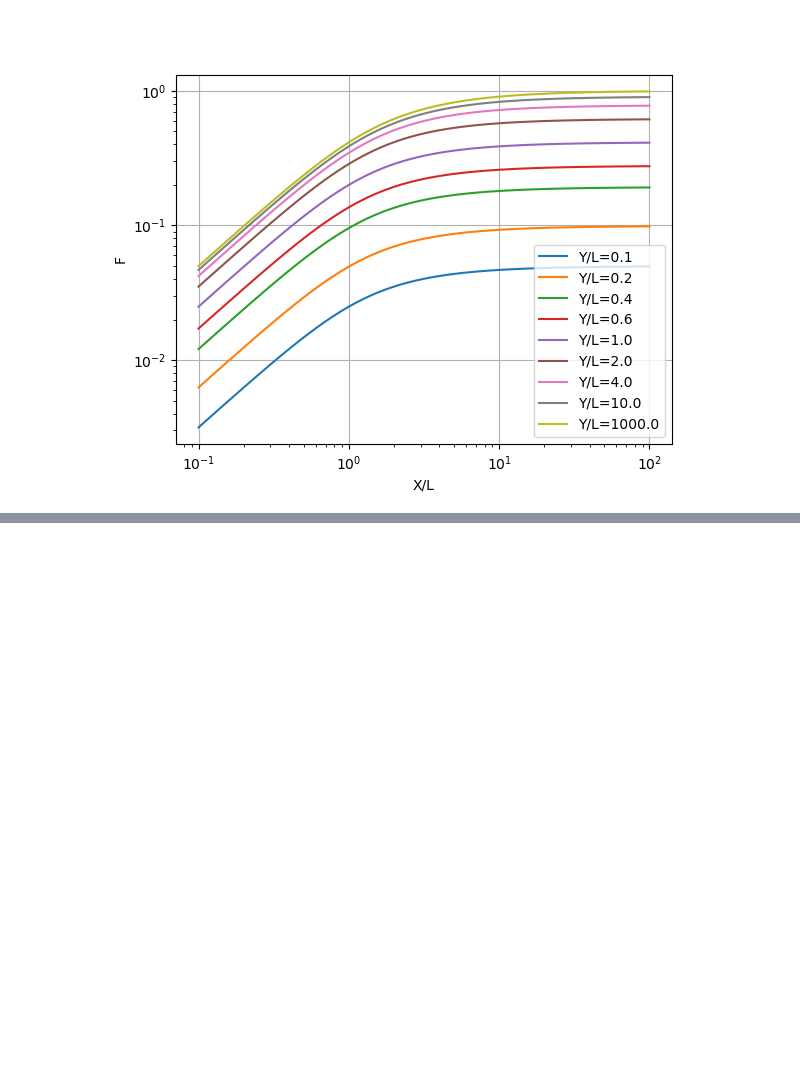
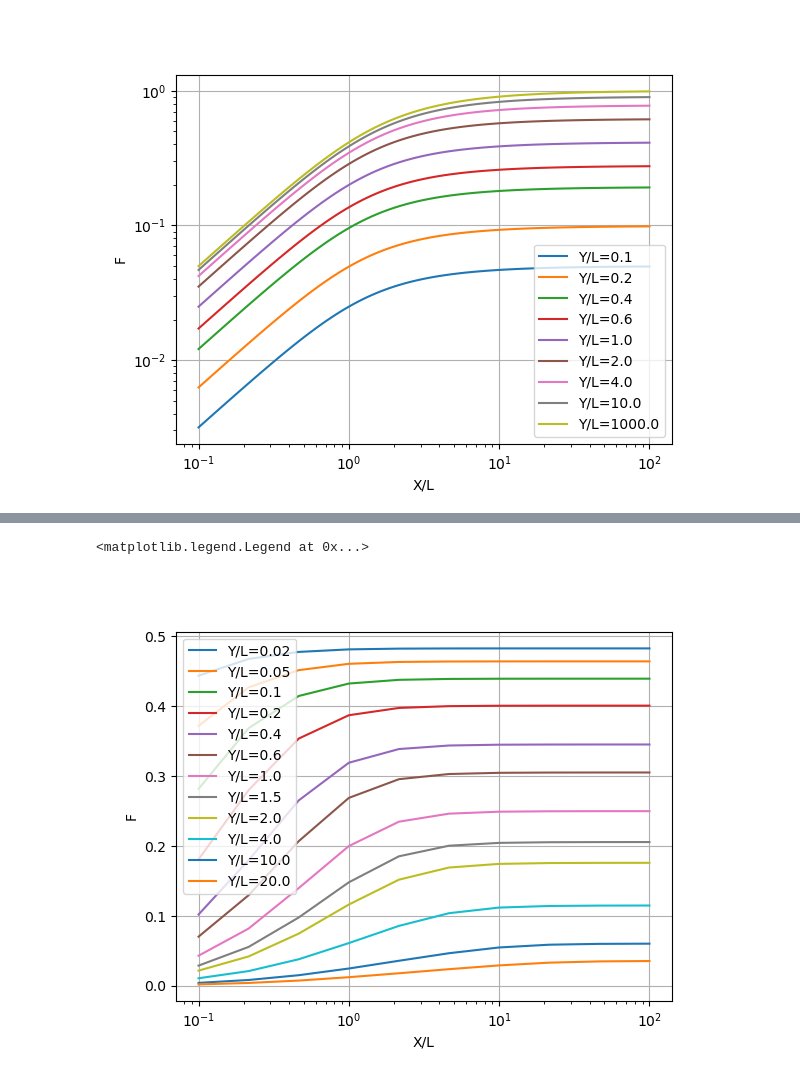
Before and after one commit to nbachand/graphBEM, a Jupyter notebook: testViewFactor.ipynb, the cells around one changed output, grey strips where cells are left out. Cells and saved outputs as stored; diff of their text form; code cells hidden in the pictures; blank space fills up the shorter version.

```diff
--- a/testViewFactor.ipynb
+++ b/testViewFactor.ipynb
@@ -12,7 +15,7 @@ Y = np.array([0.1, 0.2, 0.4, 0.6, 1, 2, 4, 10, 1000])
 L = 1
 plt.figure()
 for y in Y:
-    F = abs.getVFAlignedRectangles(X, y, L)
+    F = rad.getVFAlignedRectangles(X, y, L)
     plt.loglog(X/L, F, label=f"Y/L={y/L}")
 plt.grid(True)
 plt.xlabel("X/L")
@@ -23,0 +29,16 @@ plt.legend()
+# %%
+Z = np.logspace(-1, 2, 10)
+Y = np.array([0.02, .05, .1, .2, .4, .6, 1, 1.5, 2, 4, 10, 20])
+X = 1
+plt.figure()
+for y in Y:
+    F = rad.getVFPerpRectanglesCommonEdge(X, y, Z)
+    plt.plot(Z/X, F, label=f"Y/L={y/L}")
+plt.xscale("log")
+plt.grid(True)
+plt.xlabel("X/L")
+plt.ylabel("F")
+plt.legend()
+# %% [output]
+<matplotlib.legend.Legend at 0x...>
+[figure, added]
```
Also changed, not shown: parts of 3 cells of this notebook, 1 other file.
